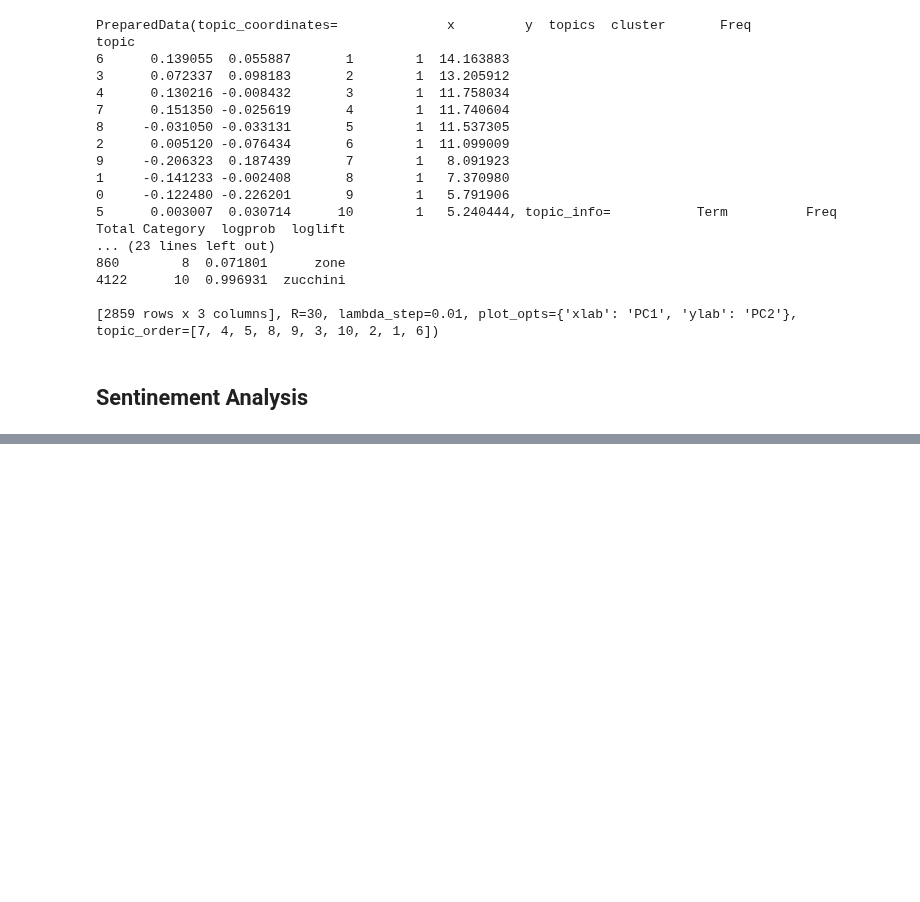
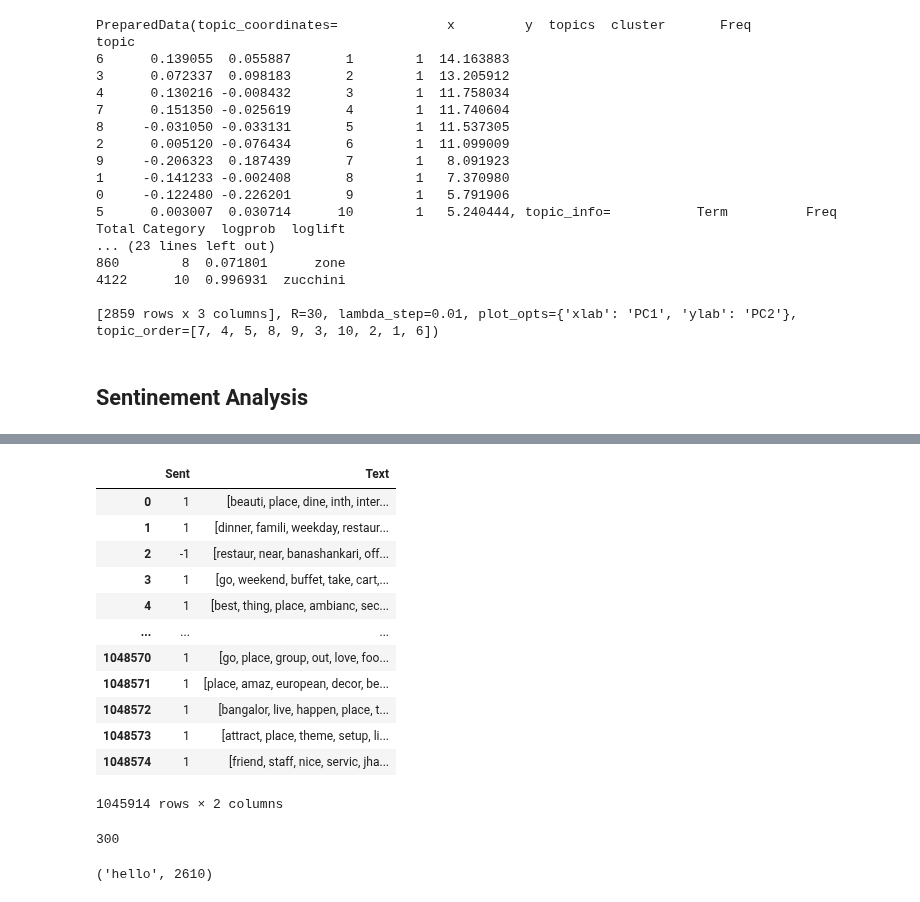
Before and after one commit to remre/datavisu, a Jupyter notebook: NLP_reviews.ipynb, the cells around one changed output, grey strips where cells are left out. Cells and saved outputs as stored; diff of their text form; code cells hidden in the pictures; blank space fills up the shorter version.

```diff
--- a/NLP_reviews.ipynb
+++ b/NLP_reviews.ipynb
@@ -375,0 +408,22 @@ ratrev_df.iloc[4500:4520]
+# %%
+sent_df = pd.DataFrame(columns=['Sent','Text'])
+# %%
+sent_df['Text']= processed_docs
+# %%
+sent_df['Sent']= ratrev_df.sentiment
+# %%
+sent_df
+# %% [output]
+|  | Sent | Text |
+| 0 | 1 | [beauti, place, dine, inth, inter... |
+| 1 | 1 | [dinner, famili, weekday, restaur... |
+| 2 | -1 | [restaur, near, banashankari, off... |
+| 3 | 1 | [go, weekend, buffet, take, cart,... |
+| 4 | 1 | [best, thing, place, ambianc, sec... |
+| ... | ... | ... |
+| 1048570 | 1 | [go, place, group, out, love, foo... |
+| 1048571 | 1 | [place, amaz, european, decor, be... |
+| 1048572 | 1 | [bangalor, live, happen, place, t... |
+| 1048573 | 1 | [attract, place, theme, setup, li... |
+| 1048574 | 1 | [friend, staff, nice, servic, jha... |
+1045914 rows × 2 columns
@@ -375,0 +432,4 @@ ratrev_df.iloc[4500:4520]
+# %%
+fasttext.dim
+# %% [output]
+300
@@ -375,0 +450,5 @@ ratrev_df.iloc[4500:4520]
+# %%
+
+fasttext.itos[2610], fasttext.stoi["hello"]
+# %% [output]
+('hello', 2610)
```
Also changed, not shown: parts of 34 cells of this notebook, 1 other file.
